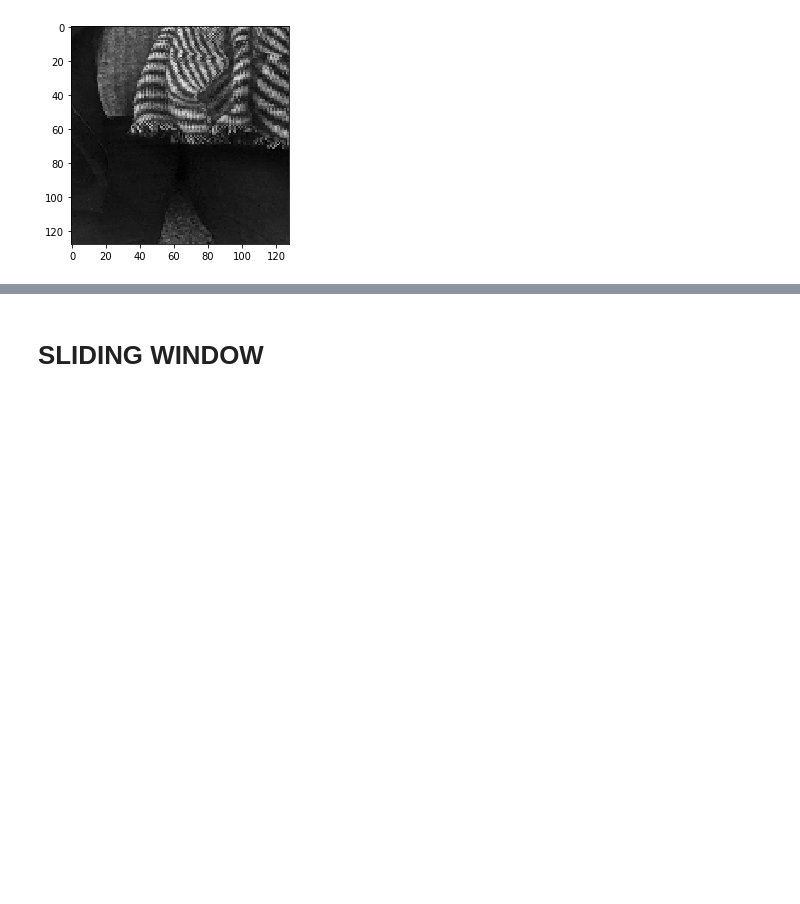
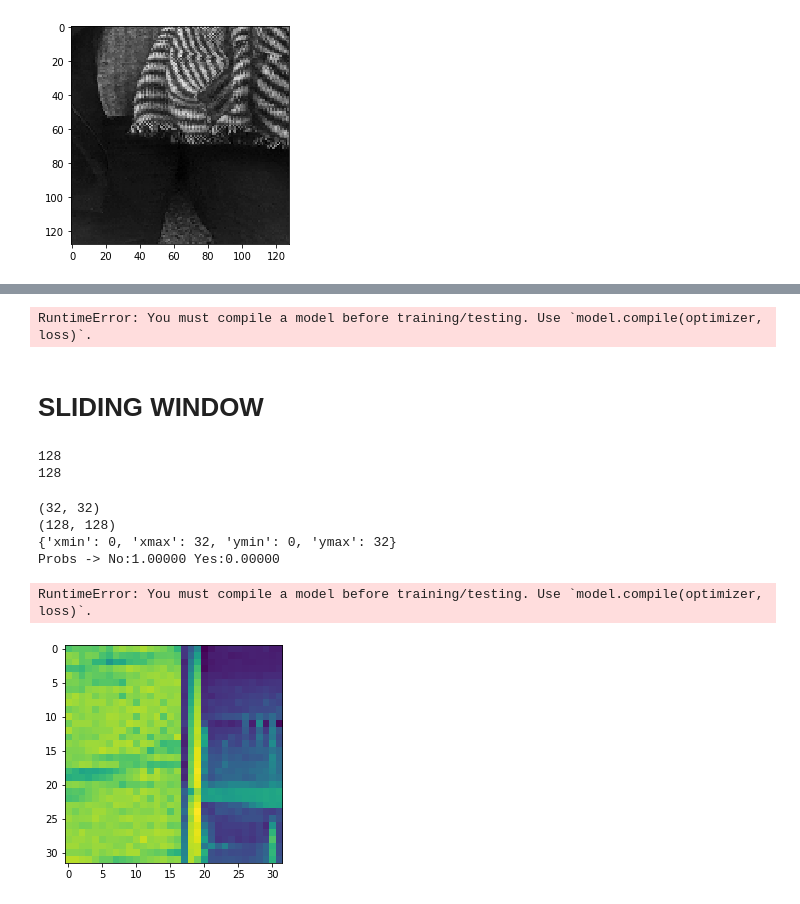
Before and after one commit to isagc/PEOPLE-DETECTING-COUNTING, a Jupyter notebook: entrenamiento.ipynb, the cells around one changed output, grey strips where cells are left out. Drawn from its saved outputs; the diff is of its cells as text; code cells hidden in the pictures; blank space fills up the shorter version.

```diff
--- a/entrenamiento.ipynb
+++ b/entrenamiento.ipynb
@@ -209,3 +241,10 @@ for file in files:
+# %%
+scores = model.evaluate(X_test, y_test, verbose=0)
+print("Accuracy: %.2f%%" % (scores[1]*100))
+print('Test loss:', scores[0])
+print('Test accuracy:', scores[1])
+# %% [output]
+RuntimeError: You must compile a model before training/testing. Use `model.compile(optimizer, loss)`.
 # %% [markdown]
 # SLIDING WINDOW
 # %%
@@ -213,14 +253,27 @@ from ipynb.fs.defs.Fotos import loadImageAsGray
+# %%
+# RESIZE
+path = "./Imagenes/PennFudanPed/PNGImages/FudanPed00001.png"
+resizeRecortada(path)
+# %%
+# Leer y cargar la imagen a blanco y negro
+img = loadImageAsGray("./Imagenes/PennFudanPed/PNGImages/FudanPed00001.png")
+#img = cv2.imread("./Imagenes/PennFudanPed/PNGImages/FudanPed00001.png")
+
+# NORMALIZO
+img = img / 255
+
+# Shape resized
+x , y = img.shape
+print(x)
+print(y)
+# %% [output]
+128
+128
 # %%
-img = loadImageAsGray("./Imagenes/PennFudanPed/PNGImages/FudanPed00001.png")
-img = img / 255
-x , y = img.shape
-print(x)
-print(y)
-
 stop_x = x
 stop_y = y
 
-def getWindow(x,y,size=128,step=64):
+def getWindow(x,y,size=64,step=32):
     ventanas = []
     for j in range(0,x-step,step):
         if j+size > x:
@@ -240,4 +293,39 @@ with open('Model_0.991304337978363_16-15-46.h5.json','r') as f:
     model_json = json.load(f)
 model = model_from_json(model_json)
 model.load_weights('Model_0.991304337978363_16-15-46.h5')
+# %%
+#path = "./Imagenes/PennFudanPed/PNGImages/FudanPed00001.png"
+
+def applyModel(path):
+    img = loadImageAsGray(path) #La leo y la cambio a blanco y negro
+    original_shape = img.shape #Guardo su shape original en una variable para el futuro
+    img2 = img.copy() #Me hago una copia de la imagen con la que voy a trabajar
+    img2 = cv2.resize(img2, (128,128)) #Le hago un resize a la copia, para pasarla a tamaño 128x128 (la foto entera)
+    for i in getWindow(x,y,size=32,step=16): #Obtengo las coordenadas de las ventanas
+        crop = img[i['xmin']:i['xmax'], i['ymin']:i['ymax']] #Saco las coordenadas de cada ventana
+        crop_128 = cv2.resize(crop, (128,128))
+        plt.imshow(crop)
+        #print(crop)
+        print(crop.shape)
+        print(crop_128.shape)
+
+        prepared_data = np.expand_dims(np.expand_dims(crop_128,axis=3),axis=0)
+        pred = model.predict(prepared_data)[0]
+
+        print(i)
+        print("Probs -> No:{0:.5f} Yes:{1:.5f}".format(pred[0],pred[1]))
+
+        crop_original = cv2.resize(crop_128, (32,32))
+        #print(crop_original.shape)
+    return 'NO' if pred[0]>pred[1] else 'YES'
+
+
+applyModel("./Imagenes/PennFudanPed/PNGImages/FudanPed00001.png")
+# %% [output]
+(32, 32)
+(128, 128)
+{'xmin': 0, 'xmax': 32, 'ymin': 0, 'ymax': 32}
+Probs -> No:1.00000 Yes:0.00000
+RuntimeError: You must compile a model before training/testing. Use `model.compile(optimizer, loss)`.
+[figure, added]
 # %%
```
Also changed, not shown: parts of 8 cells of this notebook, 4 other files.
